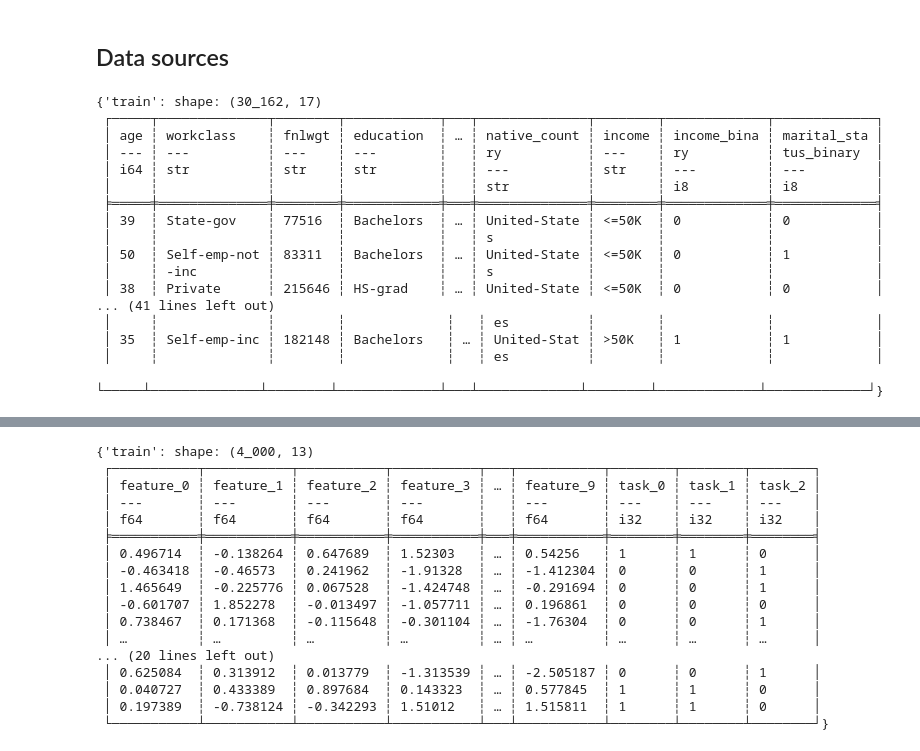
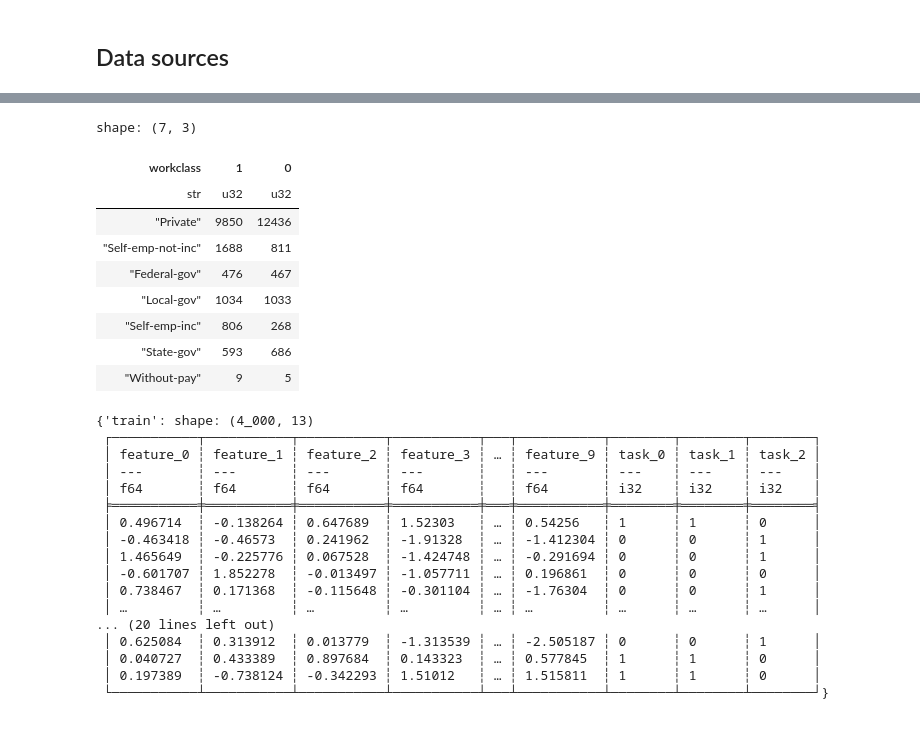
Before and after one commit to stanton119/data-analysis, a Jupyter notebook: neural_networks/mixture_of_experts/notebooks/exploration.ipynb, the cells around one changed output, grey strips where cells are left out. Drawn from its saved outputs; the diff is of its cells as text; code cells hidden in the pictures.

```diff
--- a/neural_networks/mixture_of_experts/notebooks/exploration.ipynb
+++ b/neural_networks/mixture_of_experts/notebooks/exploration.ipynb
@@ -1,28 +1,5 @@
 # %% [markdown]
 ## Data sources
-# %%
-import src.data_sources
-
-df = src.data_sources.load_uci_census_dataset()
-df
-# %% [output]
-{'train': shape: (30_162, 17)
- ┌─────┬──────────────┬────────┬────────────┬───┬──────────────┬────────┬─────────────┬─────────────┐
- │ age ┆ workclass    ┆ fnlwgt ┆ education  ┆ … ┆ native_count ┆ income ┆ income_bina ┆ marital_sta │
- │ --- ┆ ---          ┆ ---    ┆ ---        ┆   ┆ ry           ┆ ---    ┆ ry          ┆ tus_binary  │
- │ i64 ┆ str          ┆ str    ┆ str        ┆   ┆ ---          ┆ str    ┆ ---         ┆ ---         │
- │     ┆              ┆        ┆            ┆   ┆ str          ┆        ┆ i8          ┆ i8          │
- ╞═════╪══════════════╪════════╪════════════╪═══╪══════════════╪════════╪═════════════╪═════════════╡
- │ 39  ┆ State-gov    ┆ 77516  ┆ Bachelors  ┆ … ┆ United-State ┆ <=50K  ┆ 0           ┆ 0           │
- │     ┆              ┆        ┆            ┆   ┆ s            ┆        ┆             ┆             │
- │ 50  ┆ Self-emp-not ┆ 83311  ┆ Bachelors  ┆ … ┆ United-State ┆ <=50K  ┆ 0           ┆ 1           │
- │     ┆ -inc         ┆        ┆            ┆   ┆ s            ┆        ┆             ┆             │
- │ 38  ┆ Private      ┆ 215646 ┆ HS-grad    ┆ … ┆ United-State ┆ <=50K  ┆ 0           ┆ 0           │
-... (41 lines left out)
- │     ┆              ┆        ┆             ┆   ┆ es          ┆        ┆             ┆             │
- │ 35  ┆ Self-emp-inc ┆ 182148 ┆ Bachelors   ┆ … ┆ United-Stat ┆ >50K   ┆ 1           ┆ 1           │
- │     ┆              ┆        ┆             ┆   ┆ es          ┆        ┆             ┆             │
- └─────┴──────────────┴────────┴─────────────┴───┴─────────────┴────────┴─────────────┴─────────────┘}
 # %%
 import src.data_sources
 
@@ -43,6 +20,21 @@ shape: (30_162, 17)
 | 58 | "Private" | "151910" | "HS-grad" | "9" | "Widowed" | "Adm-clerical" | "Unmarried" | "White" | ... |
 | 22 | "Private" | "201490" | "HS-grad" | "9" | "Never-married" | "Adm-clerical" | "Own-child" | "White" | ... |
 | 52 | "Self-emp-inc" | "287927" | "HS-grad" | "9" | "Married-civ-spouse" | "Exec-managerial" | "Wife" | "White" | ... |
+# %%
+import polars as pl
+df["train"].group_by("workclass", "marital_status_binary").len().pivot(on='marital_status_binary',values='len')
+# df["train"].group_by("relationship", "marital_status").len().filter(pl.col('relationship')=='Unmarried')
+# %% [output]
+shape: (7, 3)
+| workclass | 1 | 0 |
+| str | u32 | u32 |
+| "Private" | 9850 | 12436 |
+| "Self-emp-not-inc" | 1688 | 811 |
+| "Federal-gov" | 476 | 467 |
+| "Local-gov" | 1034 | 1033 |
+| "Self-emp-inc" | 806 | 268 |
+| "State-gov" | 593 | 686 |
+| "Without-pay" | 9 | 5 |
 # %%
 import src.data_sources
 
```
Also changed, not shown: parts of 19 cells of this notebook, 7 other files.
